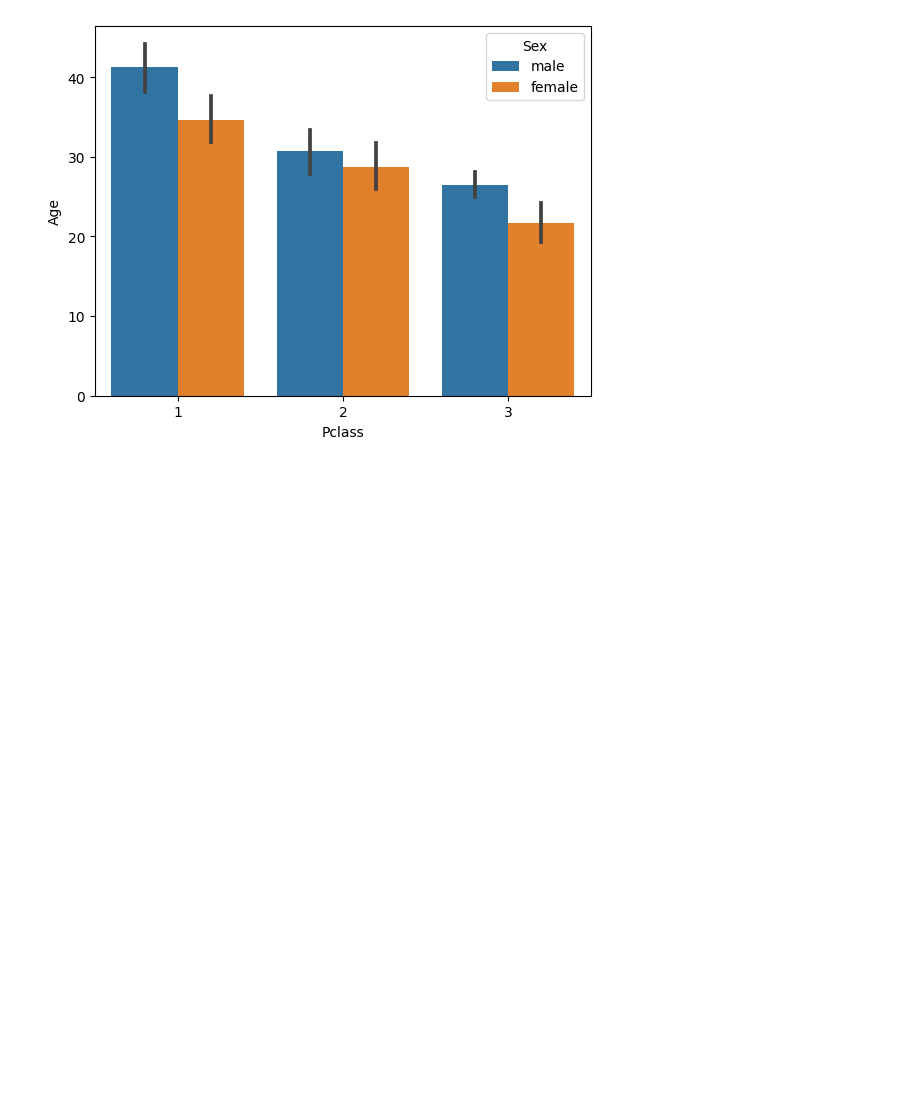
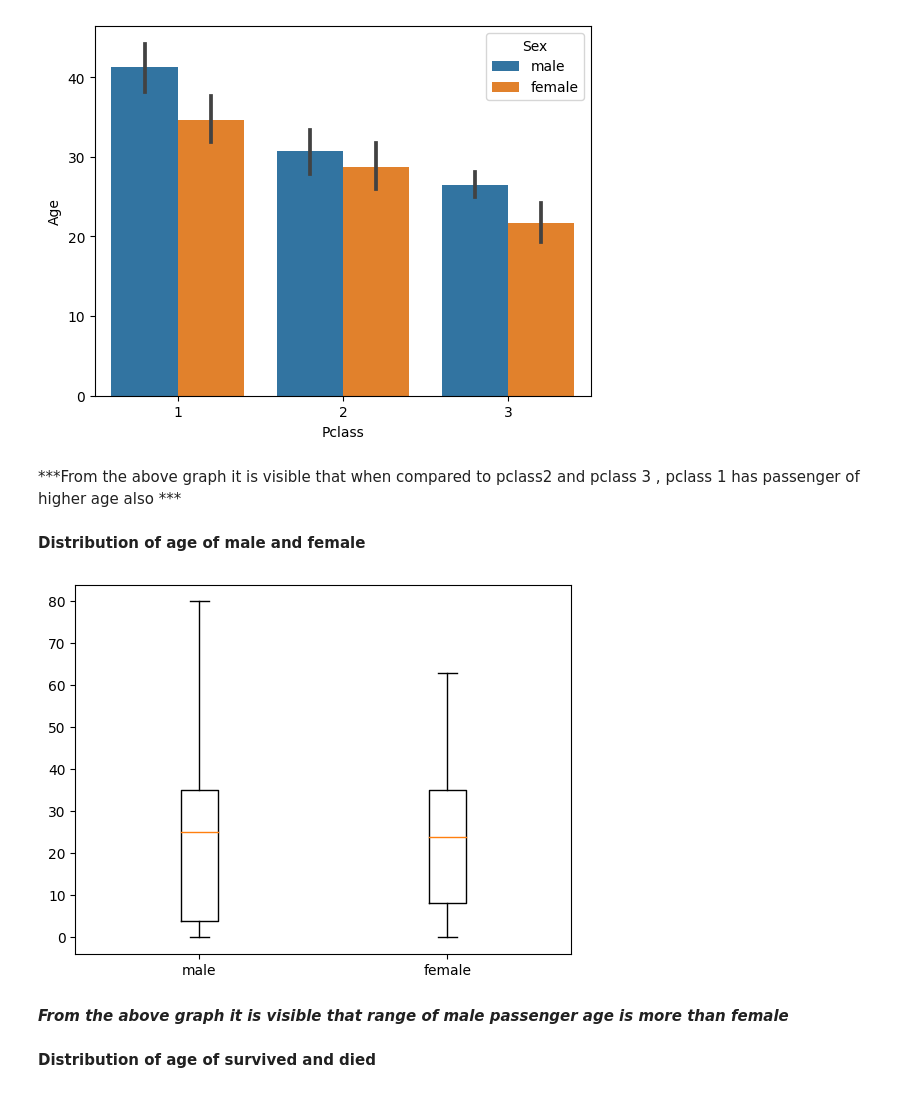
Before and after one commit to LataData/Data-Analysis-Challenges-by-DataInMotionLLc, a Jupyter notebook: challenge_5_titanic.ipynb, the cells around one changed output. Saved outputs shown, nothing was run; the diff lists cells and outputs as text; code cells hidden in the pictures; blank space fills up the shorter version.

```diff
--- a/challenge_5_titanic.ipynb
+++ b/challenge_5_titanic.ipynb
@@ -121,3 +121,24 @@ plt.ylabel('Age')
 plt.show()
 # %% [output]
 [figure]
+# %% [markdown]
+***From the above graph it is visible that when compared to pclass2 and pclass 3 , pclass 1 has passenger of higher age also ***
+# %% [markdown]
+**Distribution of age of male and female**
+# %%
+man=df.loc[(df.Sex=='male')]['Age']
+woman=df.loc[(df.Sex=='female')]['Age']
+labels=['male','female']
+# %%
+woman=woman.fillna(0)
+# %%
+man=man.fillna(0)
+# %%
+plt.boxplot([man,woman],labels=labels)
+plt.show()
+# %% [output]
+[figure, added]
+# %% [markdown]
+***From the above graph it is visible that range of male passenger age is more than female***
+# %% [markdown]
+**Distribution of age of survived and died**
```
Also changed, not shown: parts of 3 cells of this notebook.
